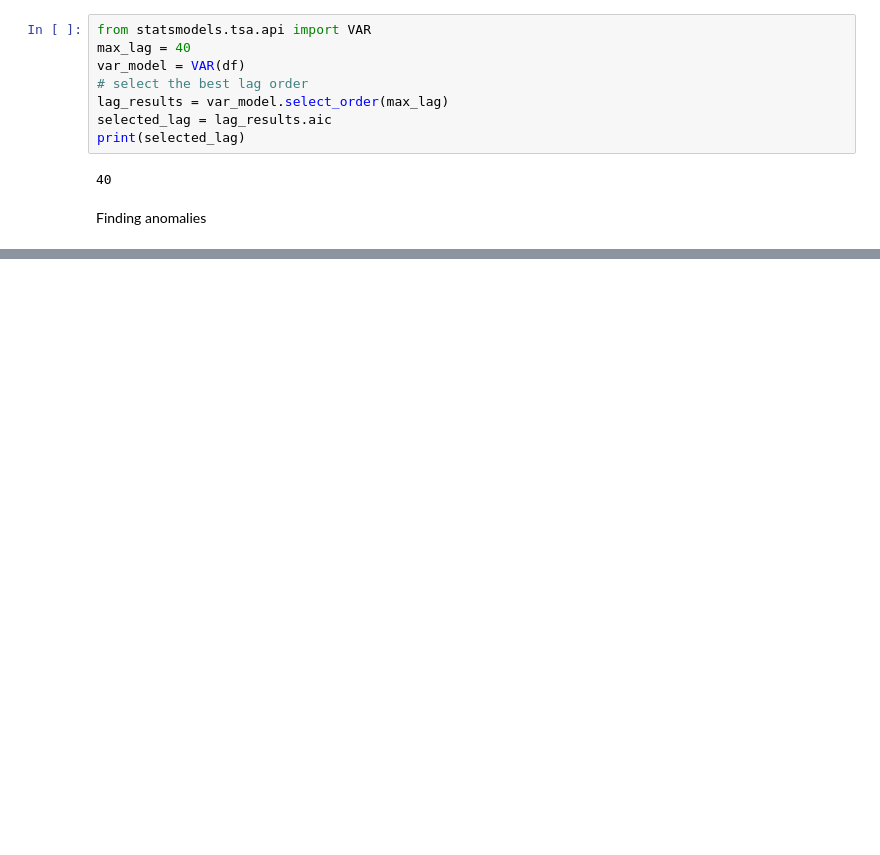
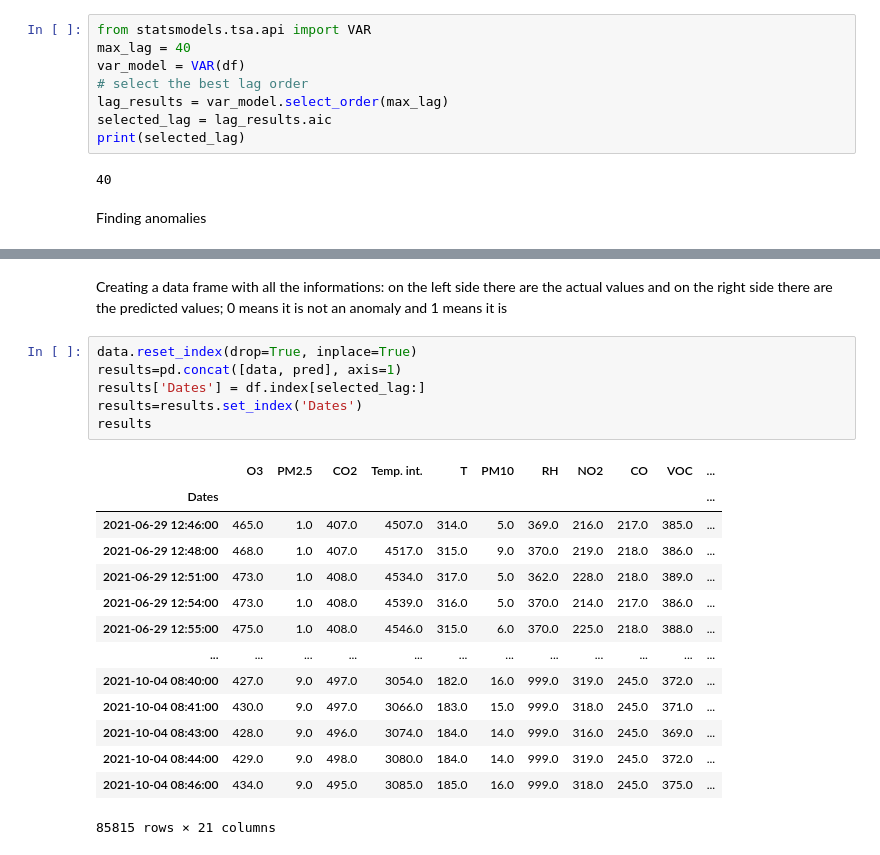
Before and after one commit to marcochisci/Anomaly_detection, a Jupyter notebook: Anomaly_detection.ipynb, the cells around one changed output, grey strips where cells are left out. Drawn from its saved outputs; the diff is of its cells as text; blank space fills up the shorter version.

```diff
--- a/Anomaly_detection.ipynb
+++ b/Anomaly_detection.ipynb
@@ -244,0 +369,25 @@ Name: Predictions, dtype: int64
+# %% [markdown]
+Creating a data frame with all the informations:
+on the left side there are the actual values and on the right side there are the predicted values;
+0 means it is not an anomaly and 1 means it is
+# %%
+data.reset_index(drop=True, inplace=True)
+results=pd.concat([data, pred], axis=1)
+results['Dates'] = df.index[selected_lag:]
+results=results.set_index('Dates')
+results
+# %% [output]
+|  | O3 | PM2.5 | CO2 | Temp. int. | T | PM10 | RH | NO2 | CO | VOC | ... |
+| Dates |  |  |  |  |  |  |  |  |  |  | ... |
+| 2021-06-29 12:46:00 | 465.0 | 1.0 | 407.0 | 4507.0 | 314.0 | 5.0 | 369.0 | 216.0 | 217.0 | 385.0 | ... |
+| 2021-06-29 12:48:00 | 468.0 | 1.0 | 407.0 | 4517.0 | 315.0 | 9.0 | 370.0 | 219.0 | 218.0 | 386.0 | ... |
+| 2021-06-29 12:51:00 | 473.0 | 1.0 | 408.0 | 4534.0 | 317.0 | 5.0 | 362.0 | 228.0 | 218.0 | 389.0 | ... |
+| 2021-06-29 12:54:00 | 473.0 | 1.0 | 408.0 | 4539.0 | 316.0 | 5.0 | 370.0 | 214.0 | 217.0 | 386.0 | ... |
+| 2021-06-29 12:55:00 | 475.0 | 1.0 | 408.0 | 4546.0 | 315.0 | 6.0 | 370.0 | 225.0 | 218.0 | 388.0 | ... |
+| ... | ... | ... | ... | ... | ... | ... | ... | ... | ... | ... | ... |
+| 2021-10-04 08:40:00 | 427.0 | 9.0 | 497.0 | 3054.0 | 182.0 | 16.0 | 999.0 | 319.0 | 245.0 | 372.0 | ... |
+| 2021-10-04 08:41:00 | 430.0 | 9.0 | 497.0 | 3066.0 | 183.0 | 15.0 | 999.0 | 318.0 | 245.0 | 371.0 | ... |
+| 2021-10-04 08:43:00 | 428.0 | 9.0 | 496.0 | 3074.0 | 184.0 | 14.0 | 999.0 | 316.0 | 245.0 | 369.0 | ... |
+| 2021-10-04 08:44:00 | 429.0 | 9.0 | 498.0 | 3080.0 | 184.0 | 14.0 | 999.0 | 319.0 | 245.0 | 372.0 | ... |
+| 2021-10-04 08:46:00 | 434.0 | 9.0 | 495.0 | 3085.0 | 185.0 | 16.0 | 999.0 | 318.0 | 245.0 | 375.0 | ... |
+85815 rows × 21 columns
```
Also changed, not shown: parts of 31 cells of this notebook.
